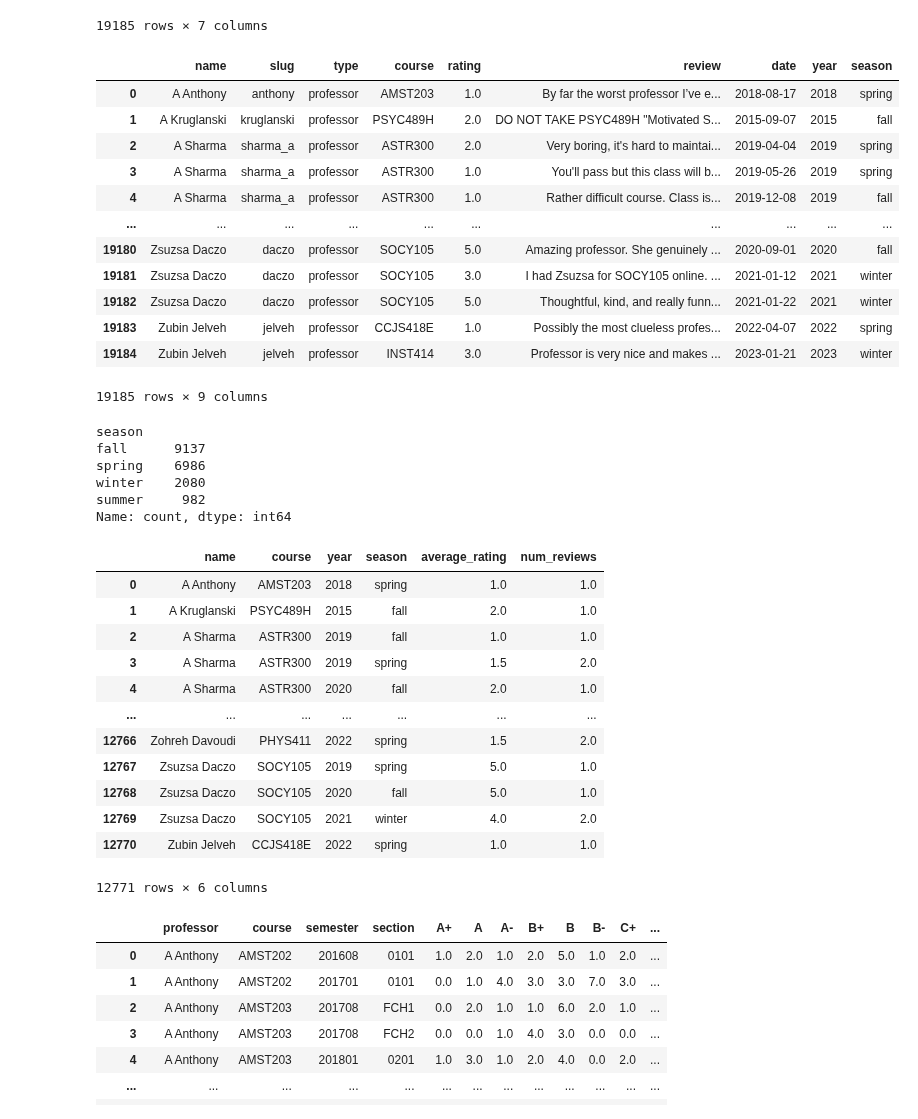
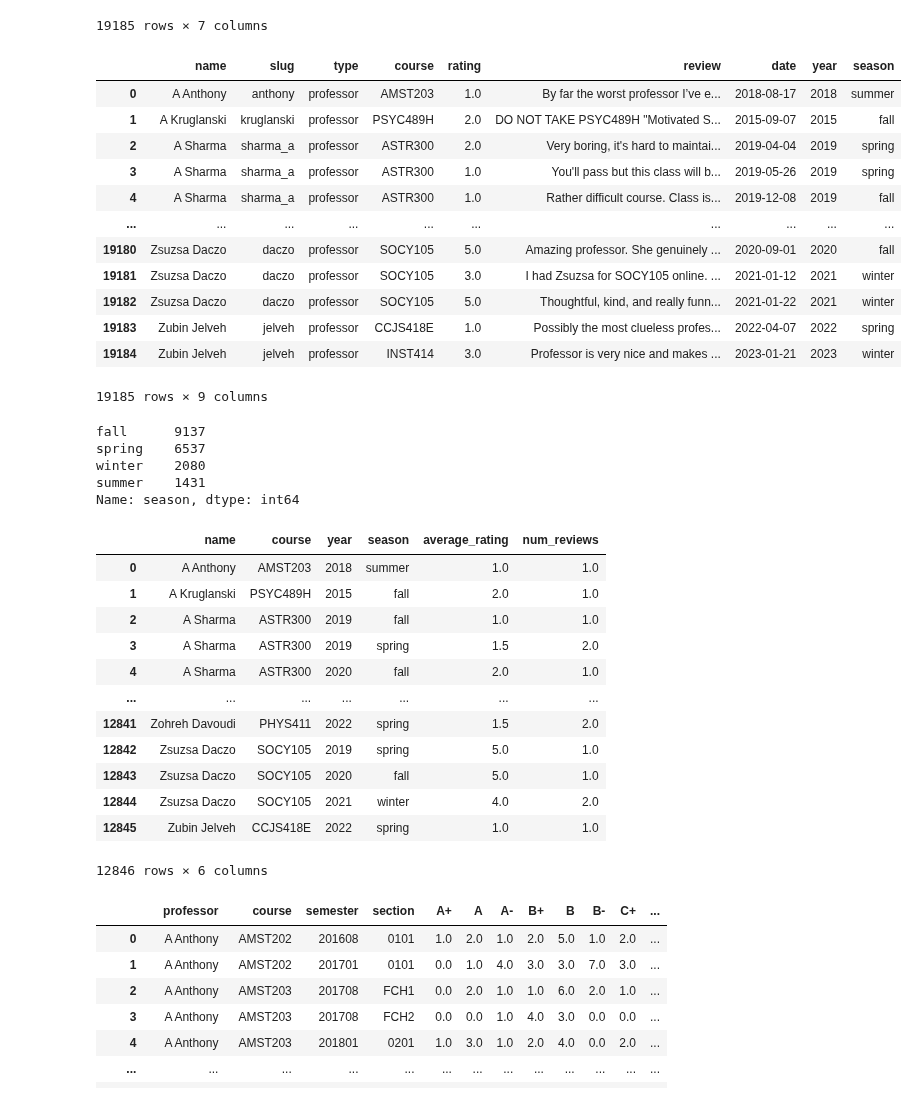
Before and after one commit to aaronl1661/teacherSalaryAnalysis, a Jupyter notebook: src/1_collect_data/planet_terp_data/combine_data.ipynb, the cells around one changed output. Saved outputs shown, nothing was run; the diff lists cells and outputs as text; code cells hidden in the pictures.

Commit message:
index  + change to finding semester for  review

```diff
--- a/src/1_collect_data/planet_terp_data/combine_data.ipynb
+++ b/src/1_collect_data/planet_terp_data/combine_data.ipynb
@@ -30,25 +30,25 @@ reviews_df
 # %%
 # assume that all reviews from sep to dec are for fall classes, jan are for winter classes,
 # jun and jul are for summer classes, and feb to may are for spring classes
 
 for index, row in reviews_df.iterrows():
     reviews_df.at[index, "year"] = str(reviews_df.at[index, "date"])[:4]
     if int(str(reviews_df.at[index, "date"])[5:7]) > 8:
         reviews_df.at[index, "season"] = "fall"
         #fallcount = fallcount + 1
     elif str(reviews_df.at[index, "date"])[5:7] == "01":
         reviews_df.at[index, "season"] = "winter"
         #wincount = wincount+1
-    elif str(reviews_df.at[index, "date"])[5:7] == "06" or str(reviews_df.at[index, "date"])[5:7] == "07":
+    elif str(reviews_df.at[index, "date"])[5:7] == "06" or str(reviews_df.at[index, "date"])[5:7] == "07" or str(reviews_df.at[index, "date"])[5:7] == "08":
         reviews_df.at[index, "season"] = "summer"
     else:
         reviews_df.at[index, "season"] = "spring"
         #springcount = springcount + 1
 
 reviews_df
 # %% [output]
 |  | name | slug | type | course | rating | review | date | year | season |
-| 0 | A Anthony | anthony | professor | AMST203 | 1.0 | By far the worst professor I’ve e... | 2018-08-17 | 2018 | spring |
+| 0 | A Anthony | anthony | professor | AMST203 | 1.0 | By far the worst professor I’ve e... | 2018-08-17 | 2018 | summer |
 | 1 | A Kruglanski | kruglanski | professor | PSYC489H | 2.0 | DO NOT TAKE PSYC489H "Motivated S... | 2015-09-07 | 2015 | fall |
 | 2 | A Sharma | sharma_a | professor | ASTR300 | 2.0 | Very boring, it's hard to maintai... | 2019-04-04 | 2019 | spring |
 | 3 | A Sharma | sharma_a | professor | ASTR300 | 1.0 | You'll pass but this class will b... | 2019-05-26 | 2019 | spring |
@@ -63,12 +63,11 @@ reviews_df
 # %%
 reviews_df["season"].value_counts()
 # %% [output]
-season
 fall      9137
-spring    6986
+spring    6537
 winter    2080
-summer     982
-Name: count, dtype: int64
+summer    1431
+Name: season, dtype: int64
 # %%
 reviews_df = reviews_df.sort_values(by = ["name", "course", "year", "season"], ignore_index = True)
 
@@ -97,18 +96,18 @@ for index, row in reviews_df.iterrows():
 average_reviews_df
 # %% [output]
 |  | name | course | year | season | average_rating | num_reviews |
-| 0 | A Anthony | AMST203 | 2018 | spring | 1.0 | 1.0 |
+| 0 | A Anthony | AMST203 | 2018 | summer | 1.0 | 1.0 |
 | 1 | A Kruglanski | PSYC489H | 2015 | fall | 2.0 | 1.0 |
 | 2 | A Sharma | ASTR300 | 2019 | fall | 1.0 | 1.0 |
 | 3 | A Sharma | ASTR300 | 2019 | spring | 1.5 | 2.0 |
 | 4 | A Sharma | ASTR300 | 2020 | fall | 2.0 | 1.0 |
 | ... | ... | ... | ... | ... | ... | ... |
-| 12766 | Zohreh Davoudi | PHYS411 | 2022 | spring | 1.5 | 2.0 |
-| 12767 | Zsuzsa Daczo | SOCY105 | 2019 | spring | 5.0 | 1.0 |
-| 12768 | Zsuzsa Daczo | SOCY105 | 2020 | fall | 5.0 | 1.0 |
-| 12769 | Zsuzsa Daczo | SOCY105 | 2021 | winter | 4.0 | 2.0 |
-| 12770 | Zubin Jelveh | CCJS418E | 2022 | spring | 1.0 | 1.0 |
+| 12841 | Zohreh Davoudi | PHYS411 | 2022 | spring | 1.5 | 2.0 |
+| 12842 | Zsuzsa Daczo | SOCY105 | 2019 | spring | 5.0 | 1.0 |
+| 12843 | Zsuzsa Daczo | SOCY105 | 2020 | fall | 5.0 | 1.0 |
+| 12844 | Zsuzsa Daczo | SOCY105 | 2021 | winter | 4.0 | 2.0 |
+| 12845 | Zubin Jelveh | CCJS418E | 2022 | spring | 1.0 | 1.0 |
-12771 rows × 6 columns
+12846 rows × 6 columns
 # %%
 grades_df = pd.read_csv("PT_grade_data.csv")
 grades_df
```
Also changed, not shown: parts of 1 cell of this notebook, 3 other files.
